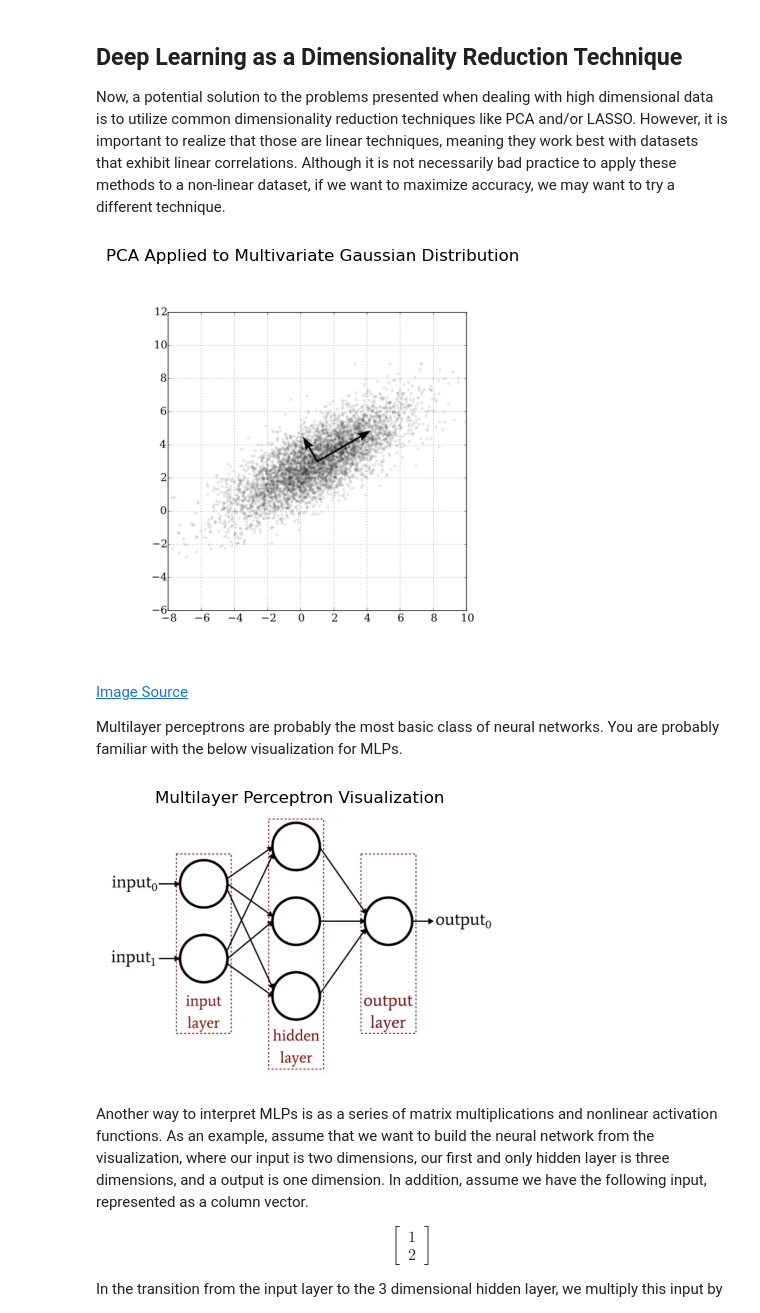
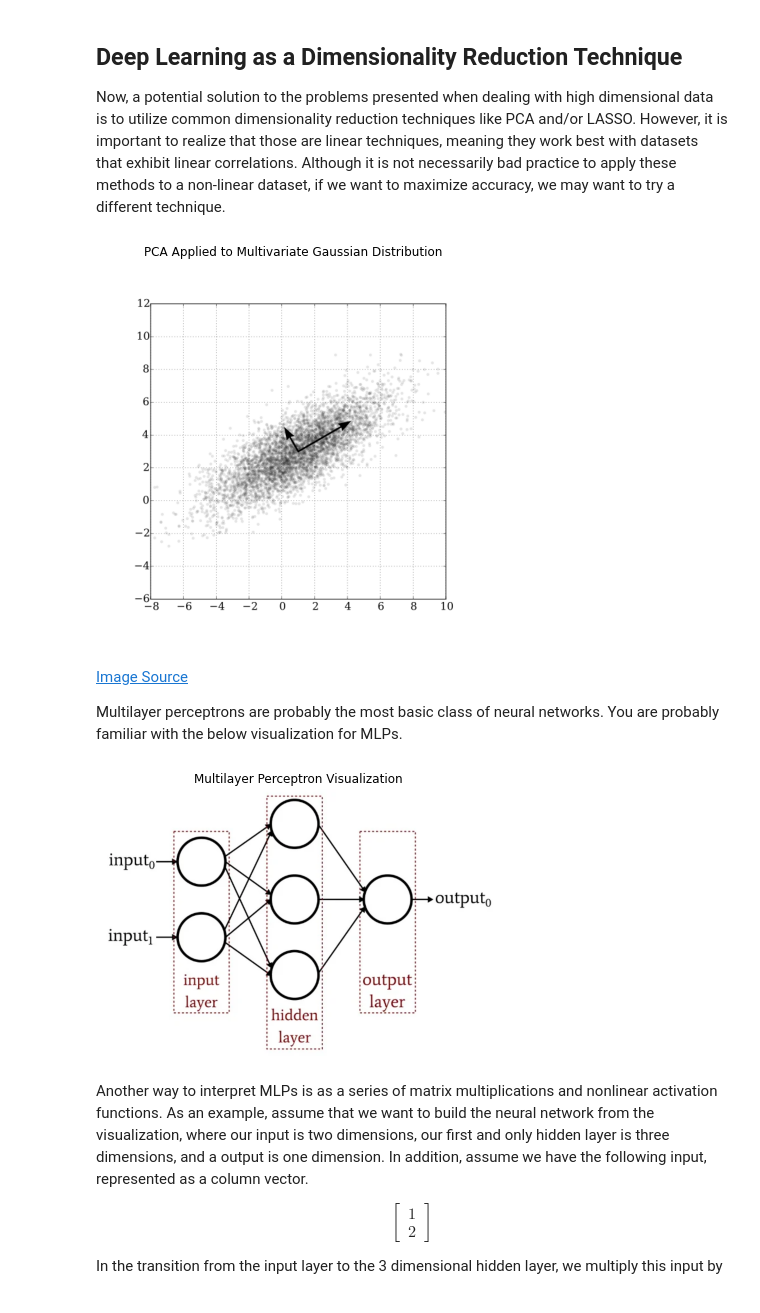
Before and after one commit to mprice747/Autoencoders-Workshop, a Jupyter notebook: Rice_Datathon_2023.ipynb, the cells around one changed output. Cells and saved outputs as stored; diff of their text form; code cells hidden in the pictures.

```diff
--- a/Rice_Datathon_2023.ipynb
+++ b/Rice_Datathon_2023.ipynb
@@ -108,28 +118,28 @@ This is because Euclidean distance only considers the color pixel values, but th
 Now, a potential solution to the problems presented when dealing with high dimensional data is to utilize common dimensionality reduction techniques like PCA and/or LASSO. However, it is important to realize that those are linear techniques, meaning they work best with datasets that exhibit linear correlations. Although it is not necessarily bad practice to apply these methods to a non-linear dataset, if we want to maximize accuracy, we may want to try a different technique.
 # %%
 #@title
-fig, ax = plt.subplots(figsize = (5, 5))
-gaussian_pca = mpimg.imread('images/GaussianScatterPCA.png')
+fig, ax = plt.subplots(figsize = (7, 7))
+gaussian_pca = mpimg.imread('Autoencoders-Workshop/images/GaussianScatterPCA.png')
 ax.imshow(gaussian_pca)
 ax.axis('off')
 ax.set_title('PCA Applied to Multivariate Gaussian Distribution')
 plt.show()
 # %% [output]
-[figure, old version]
+[figure, new version]
 # %% [markdown]
 [Image Source](https://en.wikipedia.org/wiki/Principal_component_analysis) <br>
 
 Multilayer perceptrons are probably the most basic class of neural networks. You are probably familiar with the below visualization for MLPs.
 # %%
 #@title
-fig, ax = plt.subplots(figsize = (5, 5))
-mlp = mpimg.imread('images/multilayer_perceptron.webp')
+fig, ax = plt.subplots(figsize = (7, 7))
+mlp = mpimg.imread('Autoencoders-Workshop/images/multilayer_perceptron.webp')
 ax.imshow(mlp)
 ax.axis('off')
 ax.set_title('Multilayer Perceptron Visualization')
 plt.show()
 # %% [output]
-[figure, old version]
+[figure, new version]
 # %% [markdown]
 Another way to interpret MLPs is as a series of matrix multiplications and nonlinear activation functions. As an example, assume that we want to build the neural network from the visualization, where our input is two dimensions, our first and only hidden layer is three dimensions, and a output is one dimension. In addition, assume we have the following input, represented as a column vector.
 
```
Also changed, not shown: parts of 23 cells of this notebook, 1 other file.
